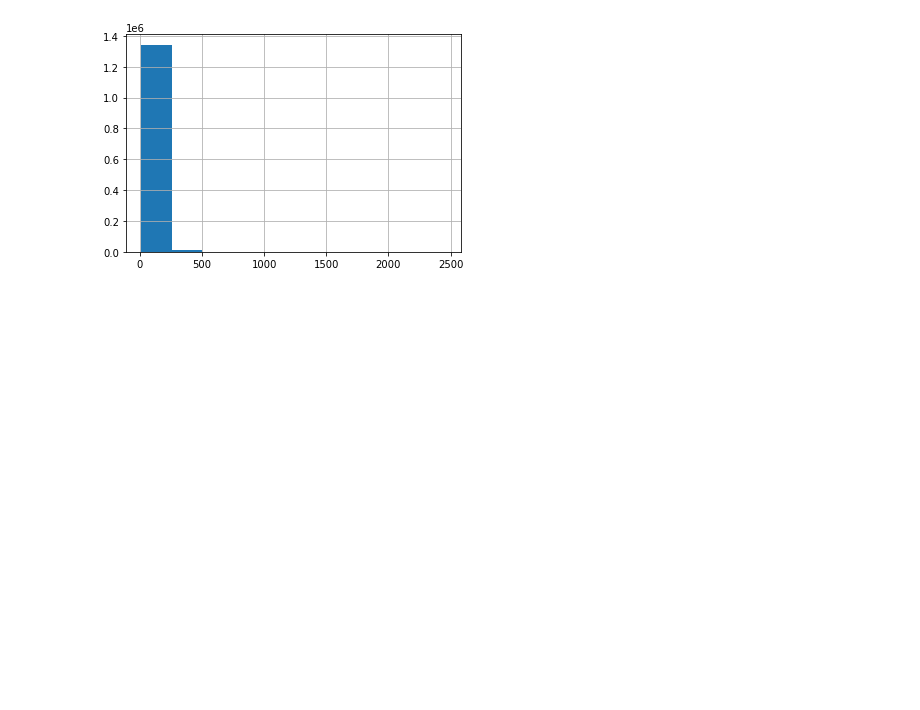
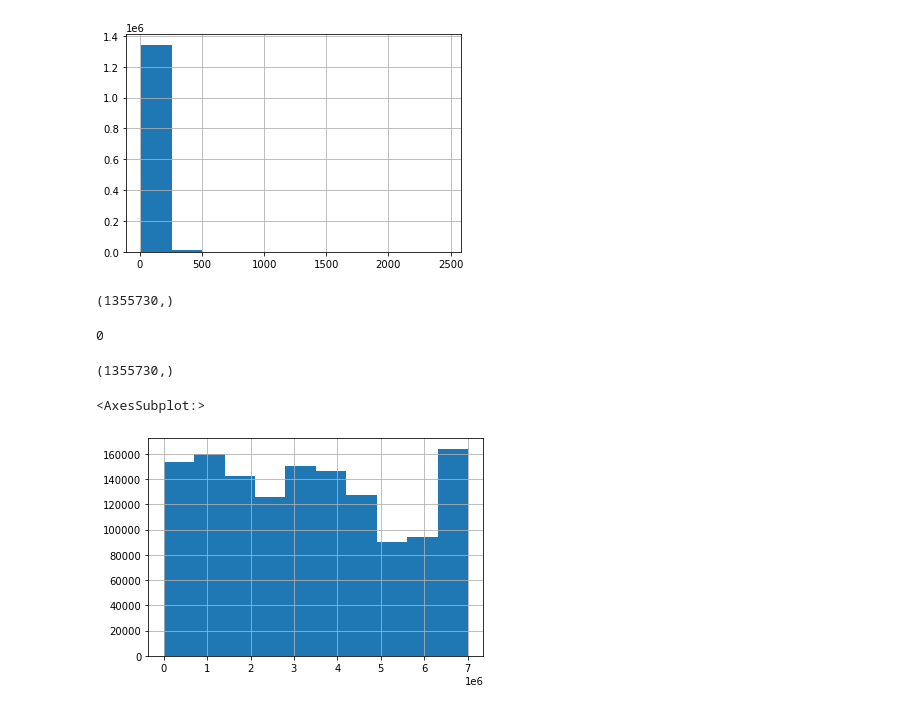
Before and after one commit to jokkojja/steps_in_data, a Jupyter notebook: try_to_kaggle.ipynb, the cells around one changed output. Drawn from its saved outputs; the diff is of its cells as text; code cells hidden in the pictures; blank space fills up the shorter version.

```diff
--- a/try_to_kaggle.ipynb
+++ b/try_to_kaggle.ipynb
@@ -219,3 +227,22 @@ df_with_total_delay['Total_delay'].hist()
 # %% [output]
 <AxesSubplot:>
 [figure]
+# %%
+print(df_with_total_delay['Total_delay'].shape)
+my_std = df_with_total_delay['Total_delay'].std()
+df_with_total_delay['Total_delay'] = df_with_total_delay[(df_with_total_delay['Total_delay'] > 3 * -my_std) |\
+                                                         (df_with_total_delay['Total_delay'] > 3 * my_std)]
+#правило трех сигм для отброса выборосов
+# %% [output]
+(1355730,)
+# %%
+df_with_total_delay['Total_delay'].isna().sum()
+# %% [output]
+0
+# %%
+print(df_with_total_delay['Total_delay'].shape)
+df_with_total_delay['Total_delay'].hist()
+# %% [output]
+(1355730,)
+<AxesSubplot:>
+[figure, added]
```
Also changed, not shown: parts of 7 cells of this notebook.
